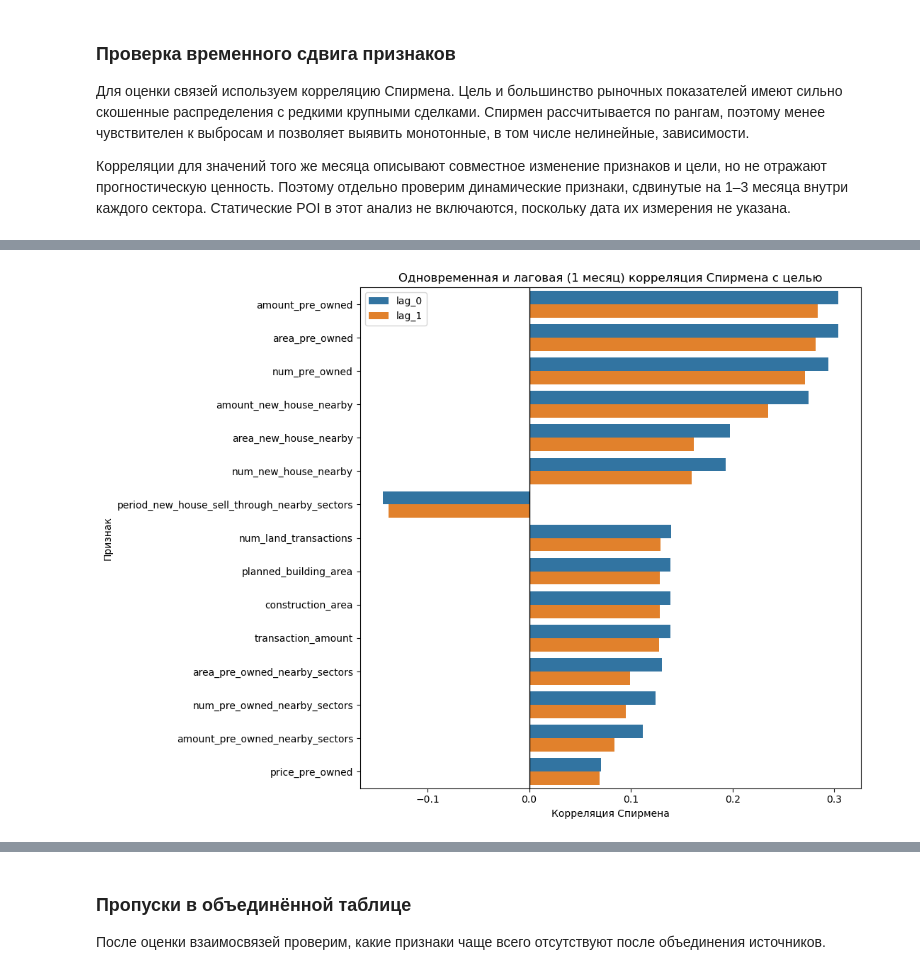
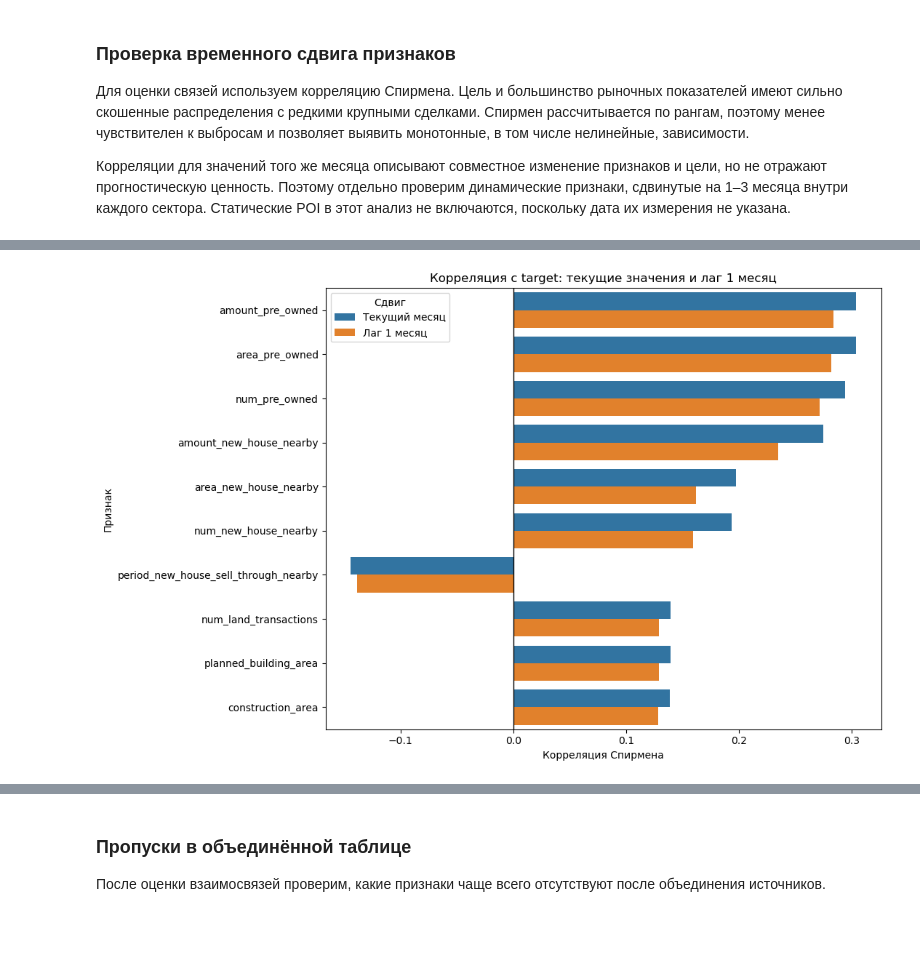
Before and after one commit to nikkyzp/ml-project, a Jupyter notebook: EDA.ipynb, the cells around one changed output, grey strips where cells are left out. Saved outputs shown, nothing was run; the diff lists cells and outputs as text; code cells hidden in the pictures; blank space fills up the shorter version.

```diff
--- a/EDA.ipynb
+++ b/EDA.ipynb
@@ -1895,27 +1975,27 @@ df_eda = df_eda.merge(
     validate="many_to_one"
 )
 
-# Месячные таблицы уровня «месяц + сектор»
 monthly_tables = [
-    df_lt,
-    df_ltns,
-    df_poht,
-    df_pohtns,
-    df_nhtns
+    df_lt_eda,
+    df_ltns_eda,
+    df_poht_eda,
+    df_pohtns_eda,
+    df_nhtns_eda
 ]
 
 for table in monthly_tables:
-    table = table.copy()
-    table["month_dt"] = pd.to_datetime(table["month"], format="%Y-%b")
-    table = table.drop(columns="month")
+    cols_to_drop = ["month"] if "month" in table.columns else []
 
     df_eda = df_eda.merge(
-        table,
+        table.drop(columns=cols_to_drop),
         on=["month_dt", "sector"],
         how="left",
         validate="one_to_one"
     )
 
 print("Размер объединённой таблицы:", df_eda.shape)
+print("Количество строк:", len(df_eda))
+print("Наблюдений с target:", df_eda[TARGET].notna().sum())
+print("Пропусков в target:", df_eda[TARGET].isna().sum())
 # %% [output]
 Размер объединённой таблицы: (6432, 170)
@@ -2000,37 +2113,87 @@ display(lag_corr_df.head(20).round(3))
 # %%
-top_lag_features = lag_corr_df.head(15).index.tolist()
+top_lag_features = lag_corr_df.head(10).index.tolist()
 
 plot_df = (
     lag_corr_df
     .loc[top_lag_features, ["lag_0", "lag_1"]]
     .reset_index()
     .rename(columns={"index": "feature"})
-    .melt(id_vars="feature", var_name="тип", value_name="corr")
+    .melt(
+        id_vars="feature",
+        var_name="lag",
+        value_name="corr"
+    )
 )
 
-plot_df["feature_short"] = plot_df["feature"].str.replace(
-    "_pre_owned_house_transactions", "_pre_owned", regex=False
-).str.replace(
-    "_new_house_transactions_nearby_sectors", "_new_house_nearby", regex=False
-).str.replace(
-    "_new_house_transactions", "_new_house", regex=False
+plot_df["feature_short"] = (
+    plot_df["feature"]
+    .str.replace(
+        "_pre_owned_house_transactions",
+        "_pre_owned",
+        regex=False
+    )
+    .str.replace(
+        "_new_house_transactions_nearby_sectors",
+        "_new_house_nearby",
+        regex=False
+    )
+    .str.replace(
+        "_nearby_sectors",
+        "_nearby",
+        regex=False
+    )
 )
 
-plt.figure(figsize=(11, 8))
+feature_order = (
+    lag_corr_df
+    .loc[top_lag_features, "lag_1"]
+    .abs()
+    .sort_values(ascending=False)
+    .index
+)
+
+feature_order = [
+    (
+        feature
+        .replace(
+            "_pre_owned_house_transactions",
+            "_pre_owned"
+        )
+        .replace(
+            "_new_house_transactions_nearby_sectors",
+            "_new_house_nearby"
+        )
+        .replace(
+            "_nearby_sectors",
+            "_nearby"
+        )
+    )
+    for feature in feature_order
+]
+
+plot_df["lag"] = plot_df["lag"].map({
+    "lag_0": "Текущий месяц",
+    "lag_1": "Лаг 1 месяц"
+})
+
+plt.figure(figsize=(11, 7))
+
 sns.barplot(
     data=plot_df,
     y="feature_short",
     x="corr",
-    hue="тип",
-    order=plot_df.loc[plot_df["тип"] == "lag_1"]
-        .sort_values("corr", key=abs, ascending=False)["feature_short"],
+    hue="lag",
+    order=feature_order
 )
+
 plt.axvline(0, color="black", linewidth=1)
-plt.title("Одновременная и лаговая (1 месяц) корреляция Спирмена с целью")
+
+plt.title("Корреляция с target: текущие значения и лаг 1 месяц")
 plt.xlabel("Корреляция Спирмена")
 plt.ylabel("Признак")
-plt.legend(title="")
+plt.legend(title="Сдвиг")
+
 plt.tight_layout()
 plt.show()
 # %% [output]
-[figure, old version]
+[figure, new version]
```
Also changed, not shown: parts of 31 cells of this notebook.
